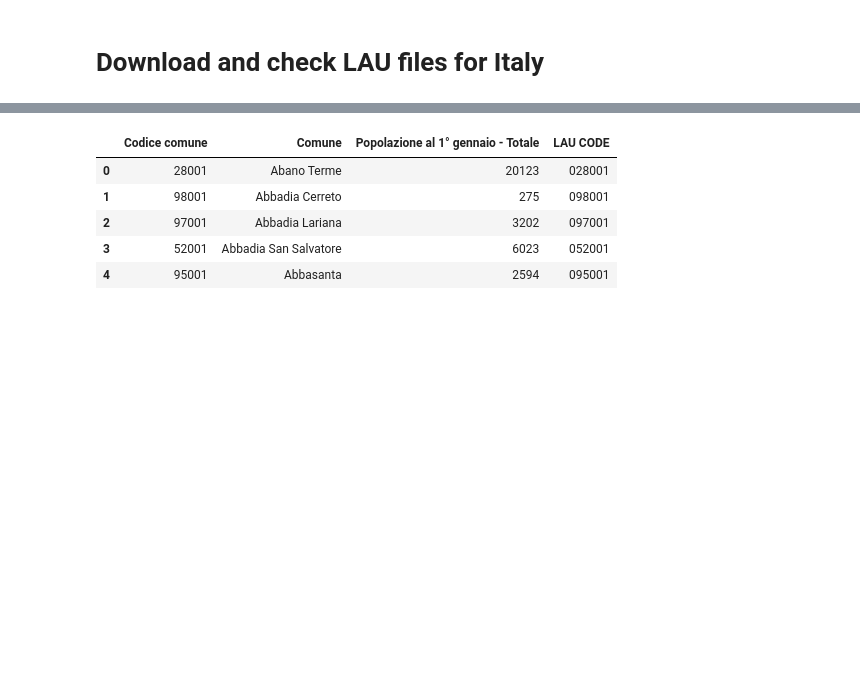
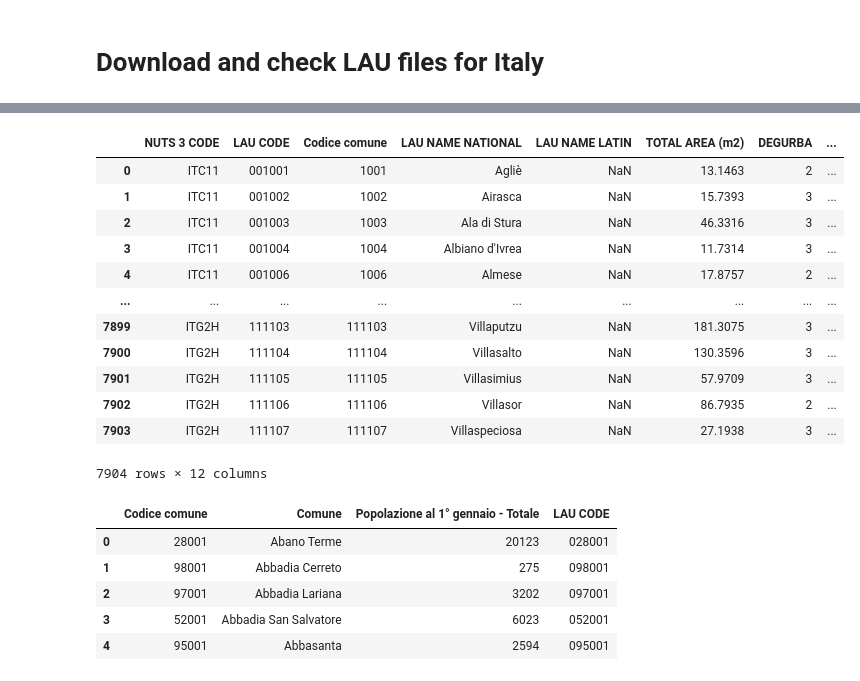
Before and after one commit to cimbelli/LAU, a Jupyter notebook: IT.ipynb, the cells around one changed output, grey strips where cells are left out. Saved outputs shown, nothing was run; the diff lists cells and outputs as text; code cells hidden in the pictures; blank space fills up the shorter version.

```diff
--- a/IT.ipynb
+++ b/IT.ipynb
@@ -53,7 +53,7 @@ def openfile(filename, cols):
 from google.colab import drive
 drive.mount('/content/drive')
 # %%
-### FILES URL
+### FILES URL and NAMES
 
 nomenclature_zipfile = 'https://www.istat.it/storage/codici-unita-amministrative/Archivio-elenco-comuni-codici-e-denominazioni_Anni_2022-2023.zip'
 nomenclature_cond = '31_12_' + str(year) + '.xls'
@@ -81,7 +81,7 @@ classifications_cols = [classifications_code,classifications_name,classification
 
 cityfua_file = 'https://www.istat.it/it/files//2019/11/Elenco-city-e-composizione-FUA-31-12-2020.xlsx'
 cityfua_cond = cityfua_file[-9:]
-cityfua_code = 'Procom alfanumerico'
+cityfua_code = 'Procom numerico'
 cityfua_citycode = 'Codice City'
 cityfua_cityname = 'Denominazione City'
 cityfua_fuacode = 'Codice FUA'
@@ -106,3 +106,6 @@ columns={nomenclature_nuts3: "NUTS 3 CODE",
          cityfua_fuacode: "FUA_ID",
          cityfua_fuaname: "FUA_NAME"
          }
+
+country ='IT'
+outname = 'NUTS_LAU_A_IT_' + str(year) + '_0000_V0001.xlsx'
@@ -129,3 +146,33 @@ population[population_1stJan] = population[population_1stJan].astype(int)
+# %%
+### 1st JOIN
+df = pd.merge(nomenclature,population,left_on=nomenclature_code, right_on=population_code)
+df = df[[nomenclature_nuts3,lau_code, population_code, population_name]]
+
+### 2nd JOIN
+df1 = pd.merge(df,classifications,left_on=population_code, right_on=classifications_code)
+df1 = df1[[nomenclature_nuts3,lau_code, population_code, population_name,classifications_name2,classifications_area,classifications_deg,classifications_coast, ]]
+
+### 3rd JOIN
+df2 = pd.merge(df1,cityfua,left_on=population_code, how='left', right_on=cityfua_code)
+df2 = df2[[nomenclature_nuts3,lau_code, population_code, population_name,classifications_name2,classifications_area,classifications_deg,classifications_coast,
+           cityfua_citycode,cityfua_cityname,cityfua_fuacode,cityfua_fuaname]]
+
+out = df2.rename(columns=columns)
+out.to_excel(outname, sheet_name = country)
+# %% [output]
+|  | NUTS 3 CODE | LAU CODE | Codice comune | LAU NAME NATIONAL | LAU NAME LATIN | TOTAL AREA (m2) | DEGURBA | ... |
+| 0 | ITC11 | 001001 | 1001 | Agliè | NaN | 13.1463 | 2 | ... |
+| 1 | ITC11 | 001002 | 1002 | Airasca | NaN | 15.7393 | 3 | ... |
+| 2 | ITC11 | 001003 | 1003 | Ala di Stura | NaN | 46.3316 | 3 | ... |
+| 3 | ITC11 | 001004 | 1004 | Albiano d'Ivrea | NaN | 11.7314 | 3 | ... |
+| 4 | ITC11 | 001006 | 1006 | Almese | NaN | 17.8757 | 2 | ... |
+| ... | ... | ... | ... | ... | ... | ... | ... | ... |
+| 7899 | ITG2H | 111103 | 111103 | Villaputzu | NaN | 181.3075 | 3 | ... |
+| 7900 | ITG2H | 111104 | 111104 | Villasalto | NaN | 130.3596 | 3 | ... |
+| 7901 | ITG2H | 111105 | 111105 | Villasimius | NaN | 57.9709 | 3 | ... |
+| 7902 | ITG2H | 111106 | 111106 | Villasor | NaN | 86.7935 | 2 | ... |
+| 7903 | ITG2H | 111107 | 111107 | Villaspeciosa | NaN | 27.1938 | 3 | ... |
+7904 rows × 12 columns
 # %%
 population.head()
 # %% [output]
```
Also changed, not shown: parts of 3 cells of this notebook.
